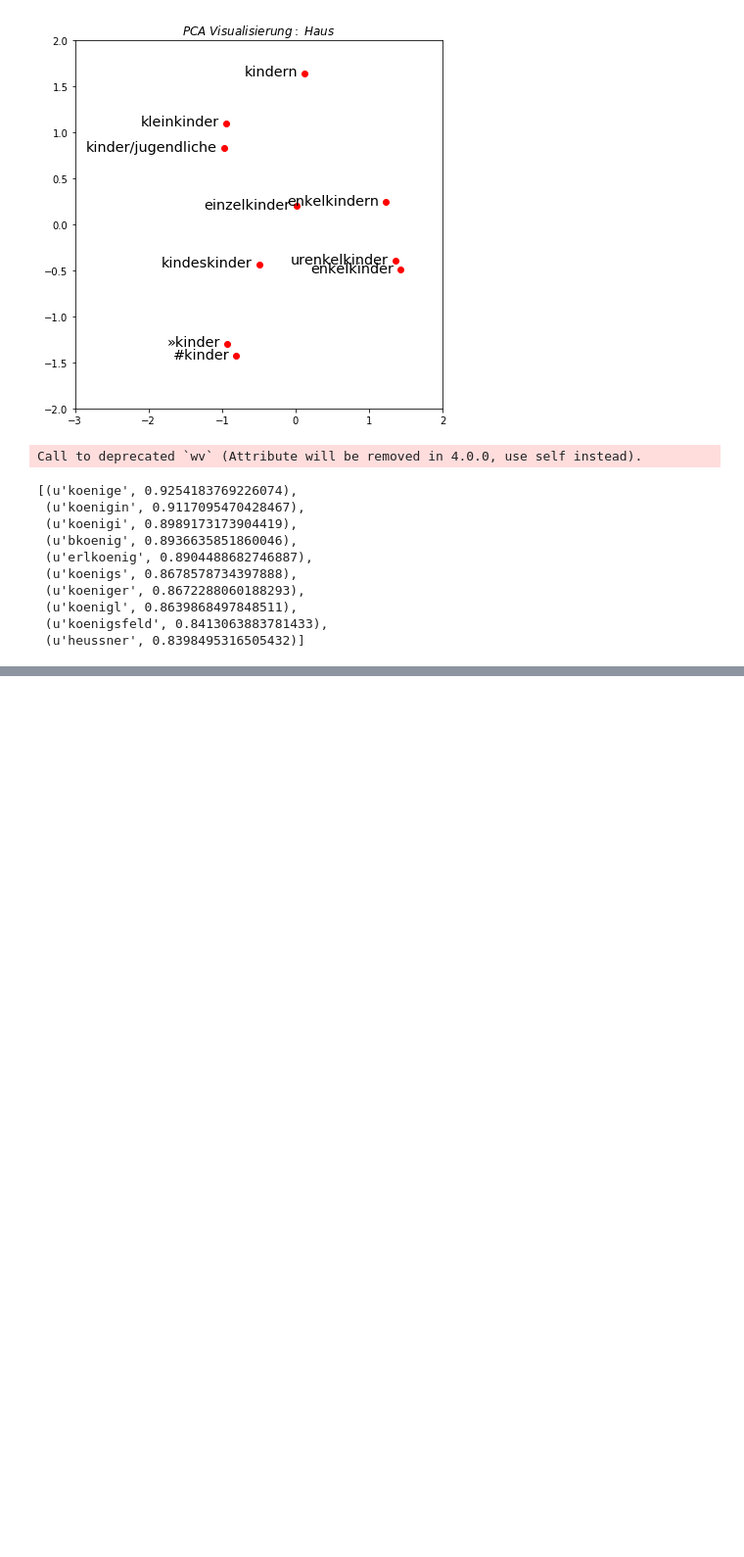
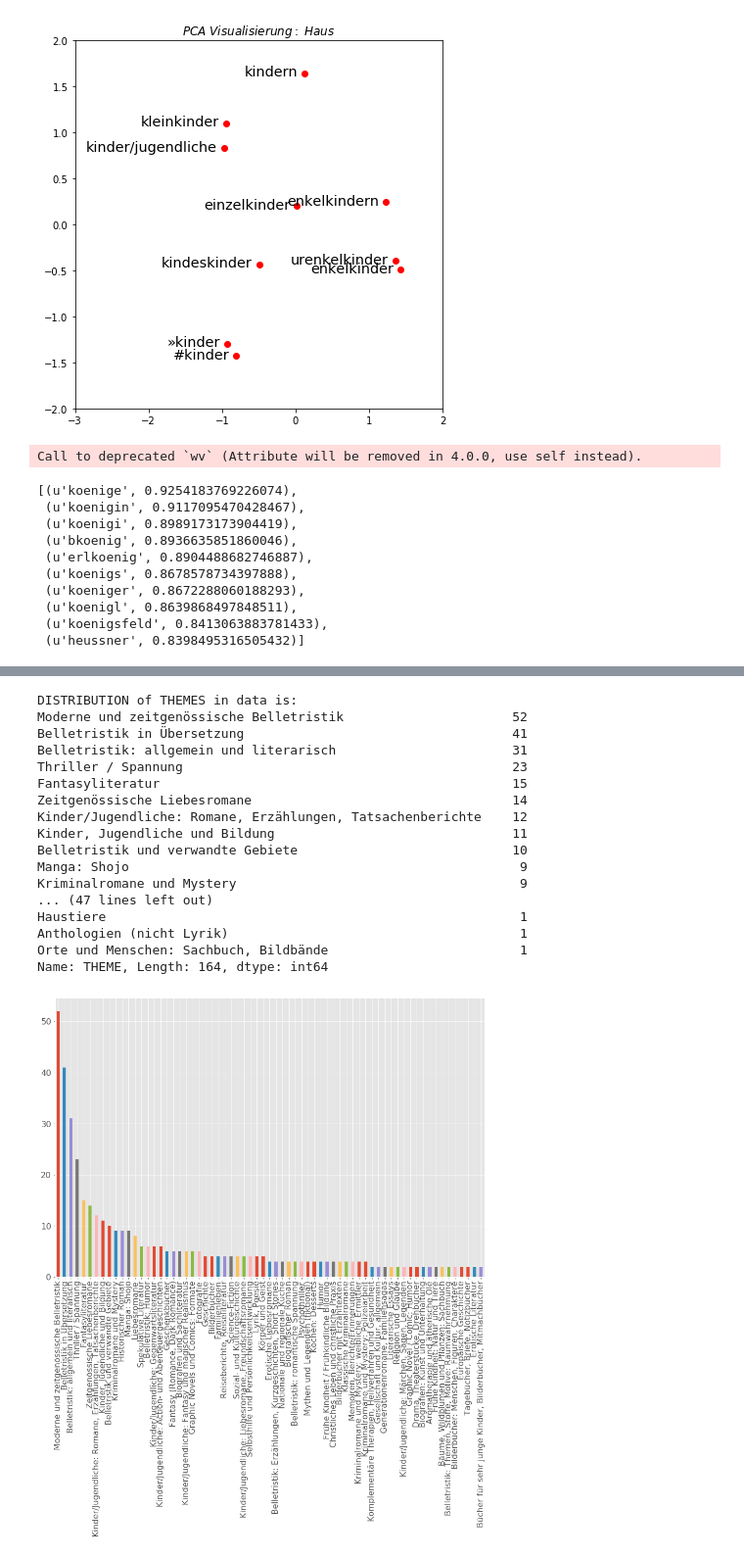
Before and after one commit to dupree/recommender_system, a Jupyter notebook: Thalia_dataProcessing.ipynb, the cells around one changed output, grey strips where cells are left out. Shown at 98% size. Cells and saved outputs as stored; diff of their text form; code cells hidden in the pictures; blank space fills up the shorter version.

```diff
--- a/Thalia_dataProcessing.ipynb
+++ b/Thalia_dataProcessing.ipynb
@@ -516,0 +937,31 @@ Name: ADDITIONALTEXT, dtype: object
+# %%
+# Exploring the data distribution in our train and test set
+# trying to filter out the long tail and keep only themes with count more than 3
+def data_explore(dataFrame, attribute, threshold):
+    counts = dataFrame[attribute].value_counts()
+    counts1 =  counts[counts >= 1]
+    print "DISTRIBUTION of THEMES in data is:"
+    print counts1
+    plot_data_theme = dataFrame[dataFrame[attribute].isin(counts[counts >= threshold].index)]
+    plot_data_theme[attribute].value_counts().plot.bar(y=attribute, figsize=(15,10))
+
+data_explore(train_data, "THEME", 2)
+# %% [output]
+DISTRIBUTION of THEMES in data is:
+Moderne und zeitgenössische Belletristik                      52
+Belletristik in Übersetzung                                   41
+Belletristik: allgemein und literarisch                       31
+Thriller / Spannung                                           23
+Fantasyliteratur                                              15
+Zeitgenössische Liebesromane                                  14
+Kinder/Jugendliche: Romane, Erzählungen, Tatsachenberichte    12
+Kinder, Jugendliche und Bildung                               11
+Belletristik und verwandte Gebiete                            10
+Manga: Shojo                                                   9
+Kriminalromane und Mystery                                     9
+... (47 lines left out)
+Haustiere                                                      1
+Anthologien (nicht Lyrik)                                      1
+Orte und Menschen: Sachbuch, Bildbände                         1
+Name: THEME, Length: 164, dtype: int64
+[figure, added]
```
Also changed, not shown: parts of 23 cells of this notebook.
